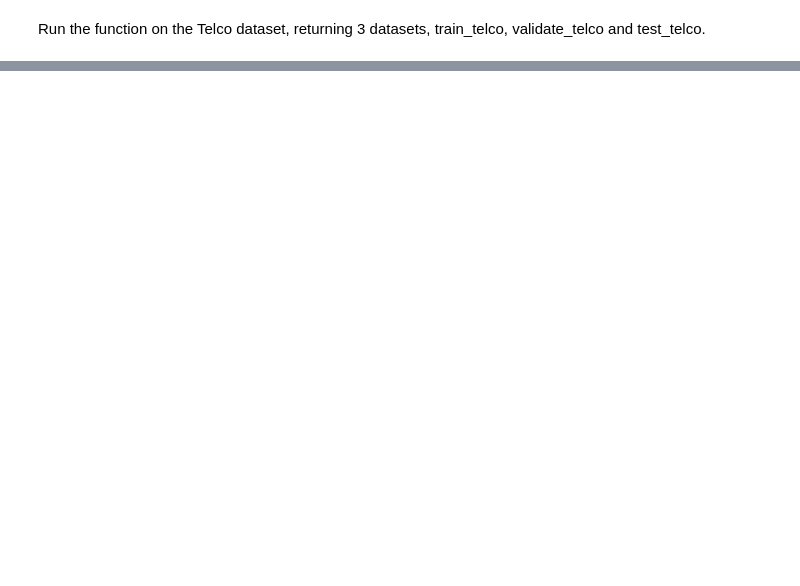
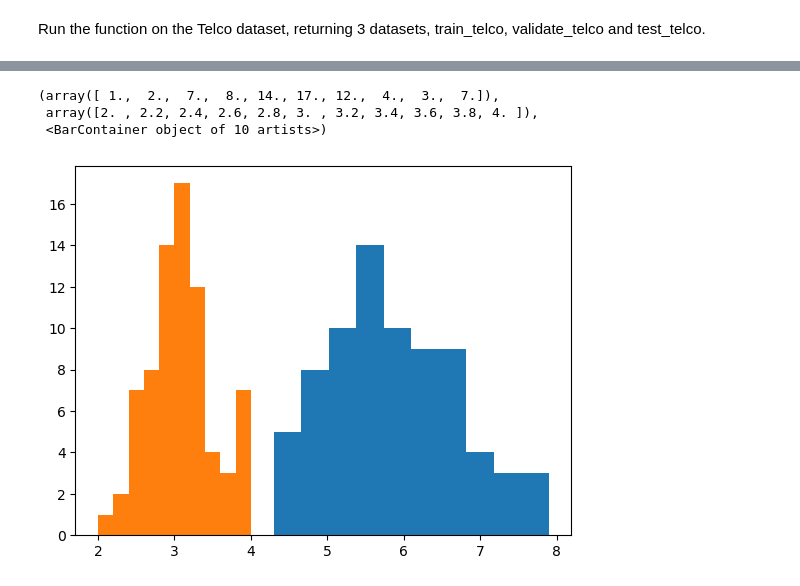
Before and after one commit to shawn-brown12/classification-exercises, a Jupyter notebook: classification_exercises.ipynb, the cells around one changed output, grey strips where cells are left out. Cells and saved outputs as stored; diff of their text form; code cells hidden in the pictures; blank space fills up the shorter version.

Commit message:
uploading partially completed classification exercises and updated acquire and prepare files

```diff
--- a/classification_exercises.ipynb
+++ b/classification_exercises.ipynb
@@ -555,0 +414,6 @@ train.shape, validate.shape, test.shape
+# %%
+iris = acquire.get_iris_data()
+# %%
+iris = prepare.prep_iris(iris)
+# %%
+train, validate, test = prepare.split_train_test(iris, 'name')
@@ -555,0 +519,8 @@ train.shape, validate.shape, test.shape
+# %%
+plt.hist(data=train, x='sepal_length')
+plt.hist(data=train, x='sepal_width')
+# %% [output]
+(array([ 1.,  2.,  7.,  8., 14., 17., 12.,  4.,  3.,  7.]),
+ array([2. , 2.2, 2.4, 2.6, 2.8, 3. , 3.2, 3.4, 3.6, 3.8, 4. ]),
+ <BarContainer object of 10 artists>)
+[figure, added]
```
Also changed, not shown: parts of 105 cells of this notebook, 3 other files.
